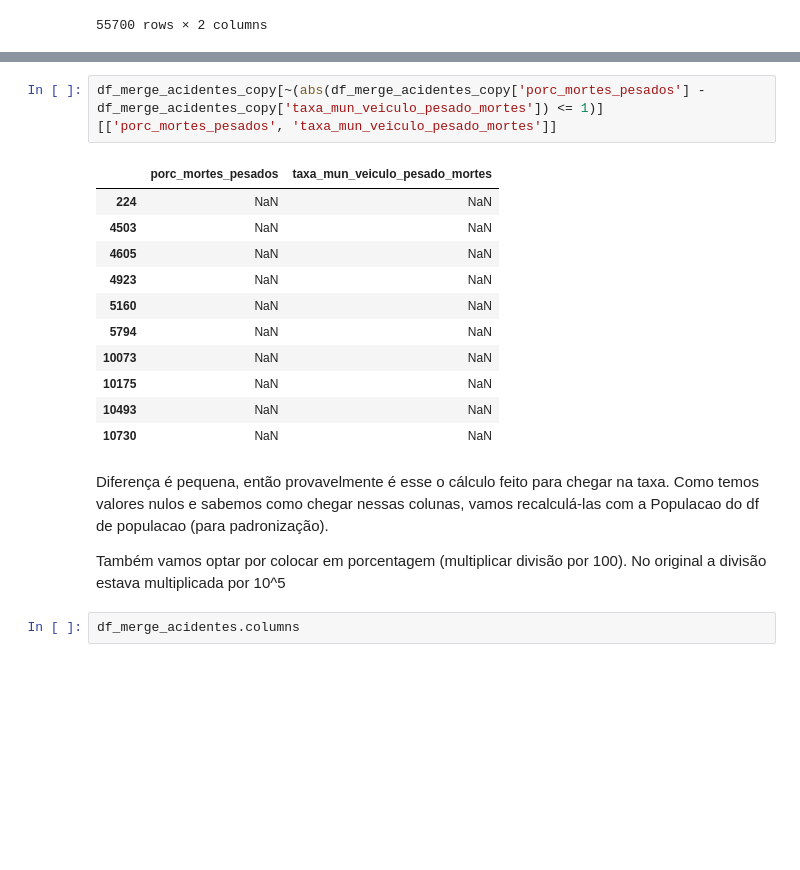
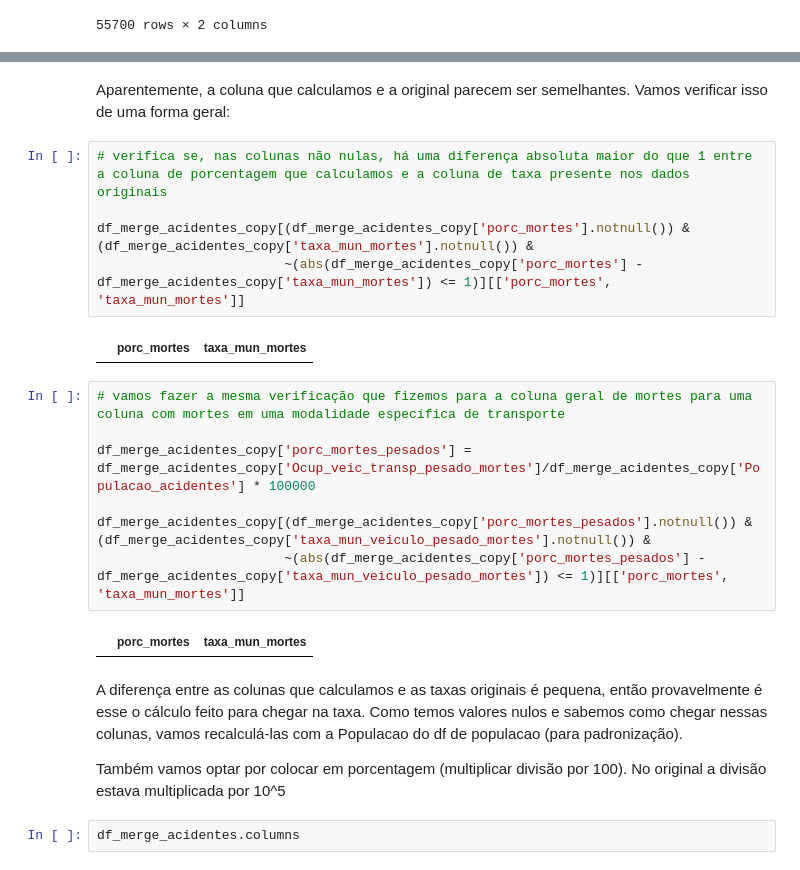
Before and after one commit to anayflima/simu-datathon-2024, a Jupyter notebook: tratamento_de_dados/tratamento_acidentes.ipynb, the cells around one changed output, grey strips where cells are left out. Drawn from its saved outputs; the diff is of its cells as text; blank space fills up the shorter version.

```diff
--- a/tratamento_de_dados/tratamento_acidentes.ipynb
+++ b/tratamento_de_dados/tratamento_acidentes.ipynb
@@ -183,19 +160,23 @@ df_merge_acidentes_copy[['porc_mortes_pesados', 'taxa_mun_veiculo_pesado_mortes'
-# %%
-df_merge_acidentes_copy[~(abs(df_merge_acidentes_copy['porc_mortes_pesados'] - df_merge_acidentes_copy['taxa_mun_veiculo_pesado_mortes']) <= 1)][['porc_mortes_pesados', 'taxa_mun_veiculo_pesado_mortes']]
-# %% [output]
-|  | porc_mortes_pesados | taxa_mun_veiculo_pesado_mortes |
-| 224 | NaN | NaN |
-| 4503 | NaN | NaN |
-| 4605 | NaN | NaN |
-| 4923 | NaN | NaN |
-| 5160 | NaN | NaN |
-| 5794 | NaN | NaN |
-| 10073 | NaN | NaN |
-| 10175 | NaN | NaN |
-| 10493 | NaN | NaN |
-| 10730 | NaN | NaN |
+# %% [markdown]
+Aparentemente, a coluna que calculamos e a original parecem ser semelhantes. Vamos verificar isso de uma forma geral:
+# %%
+# verifica se, nas colunas não nulas, há uma diferença absoluta maior do que 1 entre a coluna de porcentagem que calculamos e a coluna de taxa presente nos dados originais
+
+df_merge_acidentes_copy[(df_merge_acidentes_copy['porc_mortes'].notnull()) & (df_merge_acidentes_copy['taxa_mun_mortes'].notnull()) &
+                        ~(abs(df_merge_acidentes_copy['porc_mortes'] - df_merge_acidentes_copy['taxa_mun_mortes']) <= 1)][['porc_mortes', 'taxa_mun_mortes']]
+# %% [output]
+|  | porc_mortes | taxa_mun_mortes |
+# %%
+# vamos fazer a mesma verificação que fizemos para a coluna geral de mortes para uma coluna com mortes em uma modalidade específica de transporte
+
+df_merge_acidentes_copy['porc_mortes_pesados'] = df_merge_acidentes_copy['Ocup_veic_transp_pesado_mortes']/df_merge_acidentes_copy['Populacao_acidentes'] * 100000
+
+df_merge_acidentes_copy[(df_merge_acidentes_copy['porc_mortes_pesados'].notnull()) & (df_merge_acidentes_copy['taxa_mun_veiculo_pesado_mortes'].notnull()) &
+                        ~(abs(df_merge_acidentes_copy['porc_mortes_pesados'] - df_merge_acidentes_copy['taxa_mun_veiculo_pesado_mortes']) <= 1)][['porc_mortes', 'taxa_mun_mortes']]
+# %% [output]
+|  | porc_mortes | taxa_mun_mortes |
 # %% [markdown]
-Diferença é pequena, então provavelmente é esse o cálculo feito para chegar na taxa. Como temos valores nulos e sabemos como chegar nessas colunas, vamos recalculá-las com a Populacao do df de populacao (para padronização).
+A diferença entre as colunas que calculamos e as taxas originais é pequena, então provavelmente é esse o cálculo feito para chegar na taxa. Como temos valores nulos e sabemos como chegar nessas colunas, vamos recalculá-las com a Populacao do df de populacao (para padronização).
 
 Também vamos optar por colocar em porcentagem (multiplicar divisão por 100). No original a divisão estava multiplicada por 10^5
 # %%
```
Also changed, not shown: parts of 28 cells of this notebook, 2 other files.
